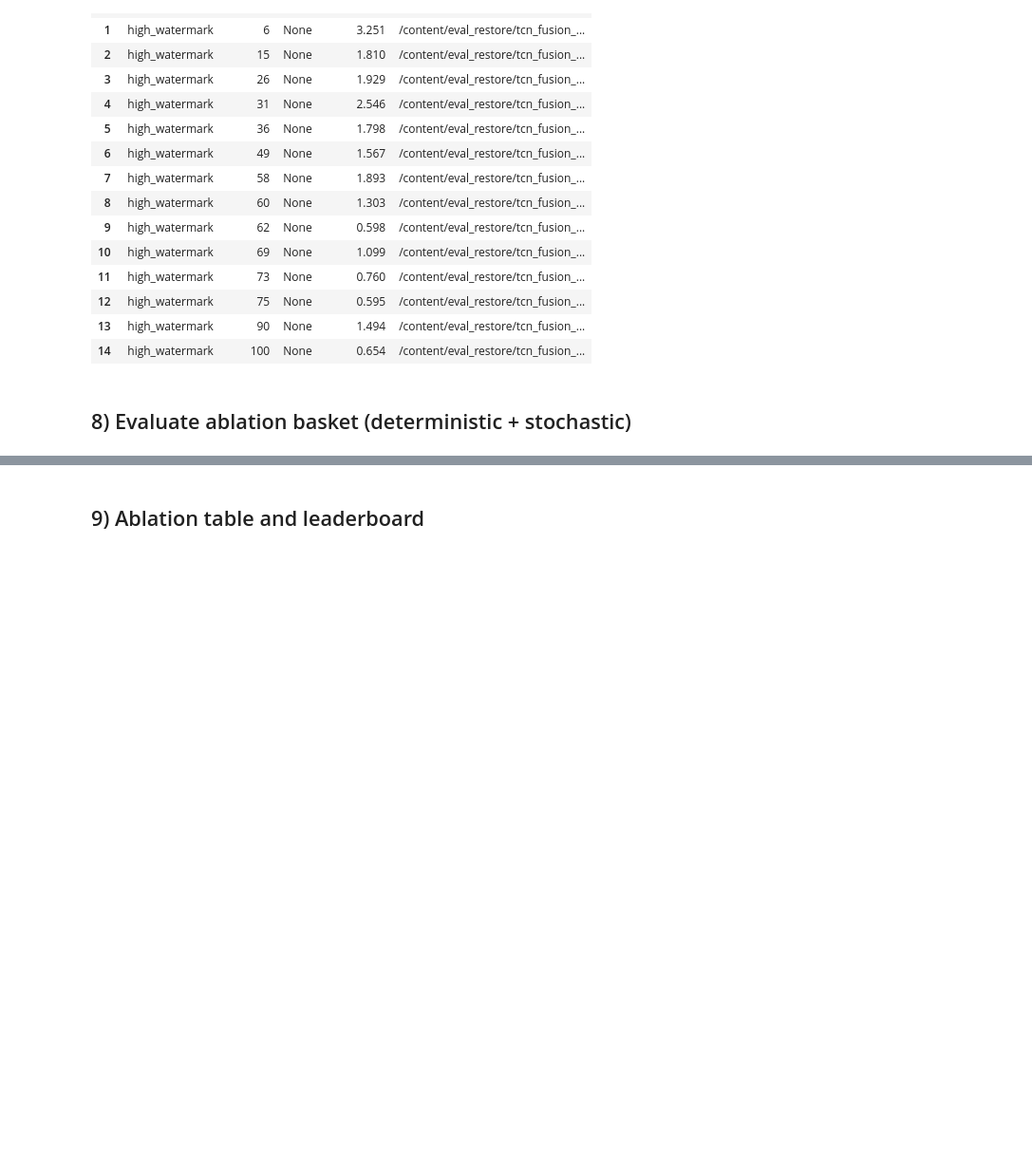
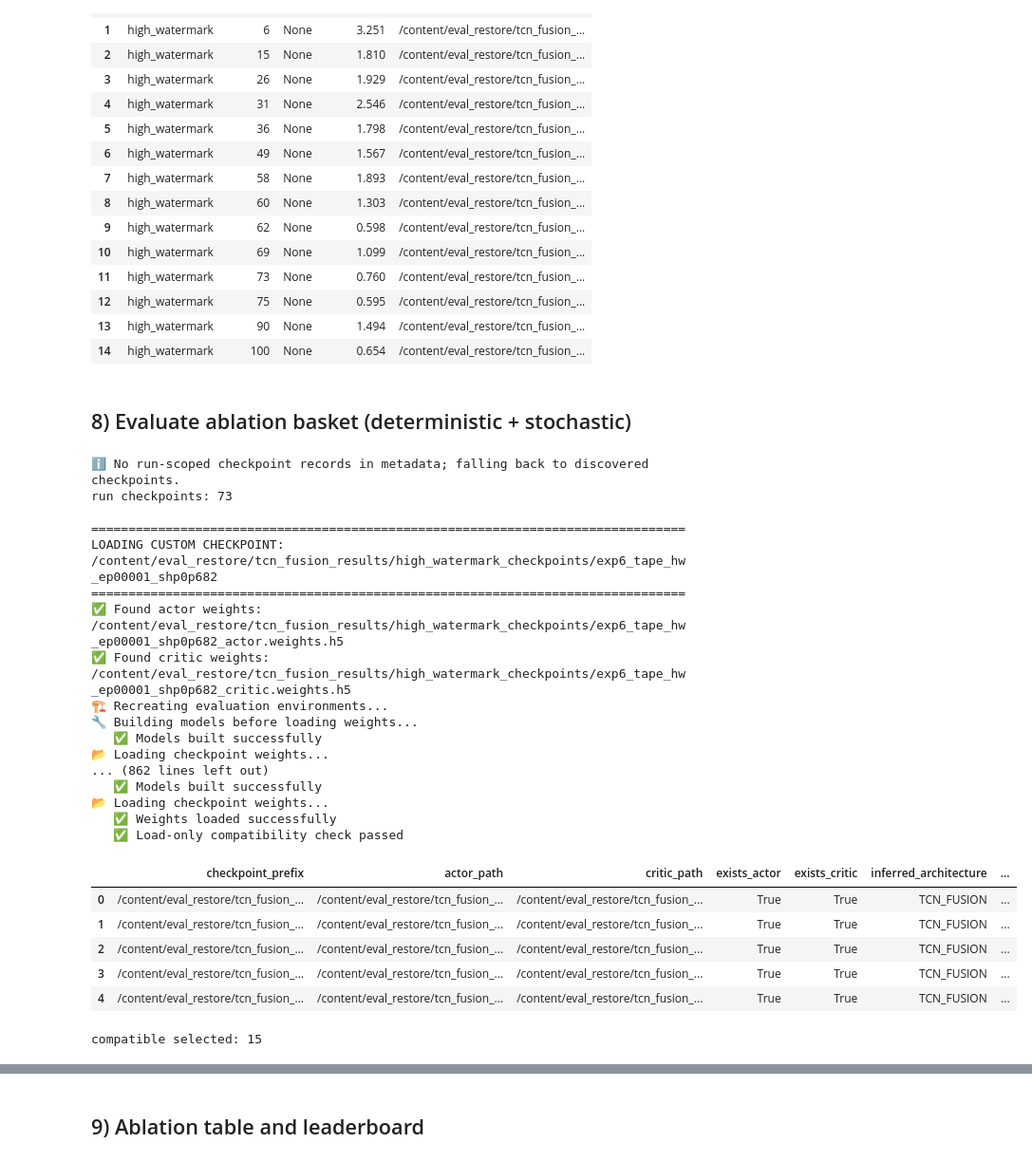
Before and after one commit to Dave-DKings/tape_tcn_project, a Jupyter notebook: tcn_evaluation_only.ipynb, the cells around one changed output, grey strips where cells are left out. Shown at 95% size. Drawn from its saved outputs; the diff is of its cells as text; code cells hidden in the pictures; blank space fills up the shorter version.

```diff
--- a/tcn_evaluation_only.ipynb
+++ b/tcn_evaluation_only.ipynb
@@ -583,3 +654,71 @@ Forced missing: []
 | 14 | high_watermark | 100 | None | 0.654 | /content/eval_restore/tcn_fusion_... |
 # %% [markdown]
 ## 8) Evaluate ablation basket (deterministic + stochastic)
+# %%
+from src.notebook_helpers.tcn_phase1 import (
+    load_run_checkpoint_prefixes_from_metadata,
+    preflight_checkpoint_loadability,
+)
+
+run_prefixes = load_run_checkpoint_prefixes_from_metadata(
+    EVAL_METADATA_PATH,
+    results_root=EVAL_RESULTS_ROOT,
+    allowed_types={"high_watermark", "final_high_watermark_style"},
+    require_both_files=True,
+)
+
+# Fallback for older metadata
+if not run_prefixes:
+    print("ℹ️ No run-scoped checkpoint records in metadata; falling back to discovered checkpoints.")
+    if "eval_ckpt_df" not in globals() or eval_ckpt_df is None or len(eval_ckpt_df) == 0:
+        eval_ckpt_df = eval_discover_actor_files(EVAL_RESULTS_ROOT)
+
+    fallback_df = eval_ckpt_df[eval_ckpt_df["checkpoint_kind"].isin(["high_watermark", "root"])].copy()
+    run_prefixes = fallback_df["checkpoint_prefix"].dropna().unique().tolist()
+
+print("run checkpoints:", len(run_prefixes))
+
+preflight_df = preflight_checkpoint_loadability(
+    checkpoint_prefixes=run_prefixes,
+    phase1_data=eval_phase1_data,
+    config=eval_config,
+    random_seed=EVAL_RANDOM_SEED,
+    use_covariance=True,
+    architecture=eval_config["agent_params"]["actor_critic_type"],
+)
+
+if preflight_df is None or preflight_df.empty:
+    print("⚠️ preflight returned empty; keeping current eval_ablation_ckpts")
+else:
+    display(preflight_df.head())
+    if "compatible" in preflight_df.columns and "checkpoint_prefix" in preflight_df.columns:
+        compatible_prefixes = set(preflight_df.loc[preflight_df["compatible"], "checkpoint_prefix"])
+        eval_ablation_ckpts = eval_ablation_ckpts[
+            eval_ablation_ckpts["checkpoint_prefix"].isin(compatible_prefixes)
+        ].reset_index(drop=True)
+        print("compatible selected:", len(eval_ablation_ckpts))
+# %% [output]
+ℹ️ No run-scoped checkpoint records in metadata; falling back to discovered checkpoints.
+run checkpoints: 73
+
+================================================================================
+LOADING CUSTOM CHECKPOINT: /content/eval_restore/tcn_fusion_results/high_watermark_checkpoints/exp6_tape_hw_ep00001_shp0p682
+================================================================================
+✅ Found actor weights: /content/eval_restore/tcn_fusion_results/high_watermark_checkpoints/exp6_tape_hw_ep00001_shp0p682_actor.weights.h5
+✅ Found critic weights: /content/eval_restore/tcn_fusion_results/high_watermark_checkpoints/exp6_tape_hw_ep00001_shp0p682_critic.weights.h5
+🏗️ Recreating evaluation environments...
+🔧 Building models before loading weights...
+   ✅ Models built successfully
+📂 Loading checkpoint weights...
+... (862 lines left out)
+   ✅ Models built successfully
+📂 Loading checkpoint weights...
+   ✅ Weights loaded successfully
+   ✅ Load-only compatibility check passed
+|  | checkpoint_prefix | actor_path | critic_path | exists_actor | exists_critic | inferred_architecture | ... |
+| 0 | /content/eval_restore/tcn_fusion_... | /content/eval_restore/tcn_fusion_... | /content/eval_restore/tcn_fusion_... | True | True | TCN_FUSION | ... |
+| 1 | /content/eval_restore/tcn_fusion_... | /content/eval_restore/tcn_fusion_... | /content/eval_restore/tcn_fusion_... | True | True | TCN_FUSION | ... |
+| 2 | /content/eval_restore/tcn_fusion_... | /content/eval_restore/tcn_fusion_... | /content/eval_restore/tcn_fusion_... | True | True | TCN_FUSION | ... |
+| 3 | /content/eval_restore/tcn_fusion_... | /content/eval_restore/tcn_fusion_... | /content/eval_restore/tcn_fusion_... | True | True | TCN_FUSION | ... |
+| 4 | /content/eval_restore/tcn_fusion_... | /content/eval_restore/tcn_fusion_... | /content/eval_restore/tcn_fusion_... | True | True | TCN_FUSION | ... |
+compatible selected: 15
```
Also changed, not shown: parts of 6 cells of this notebook, 3 other files.
